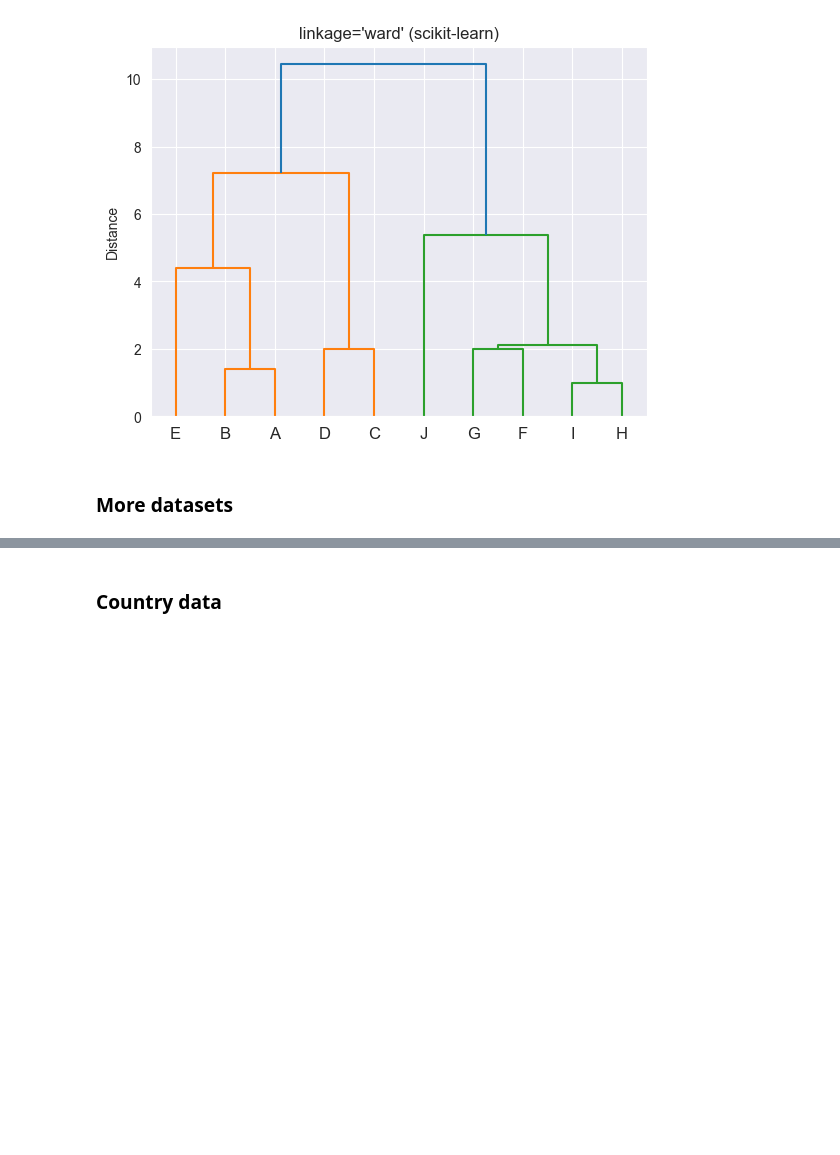
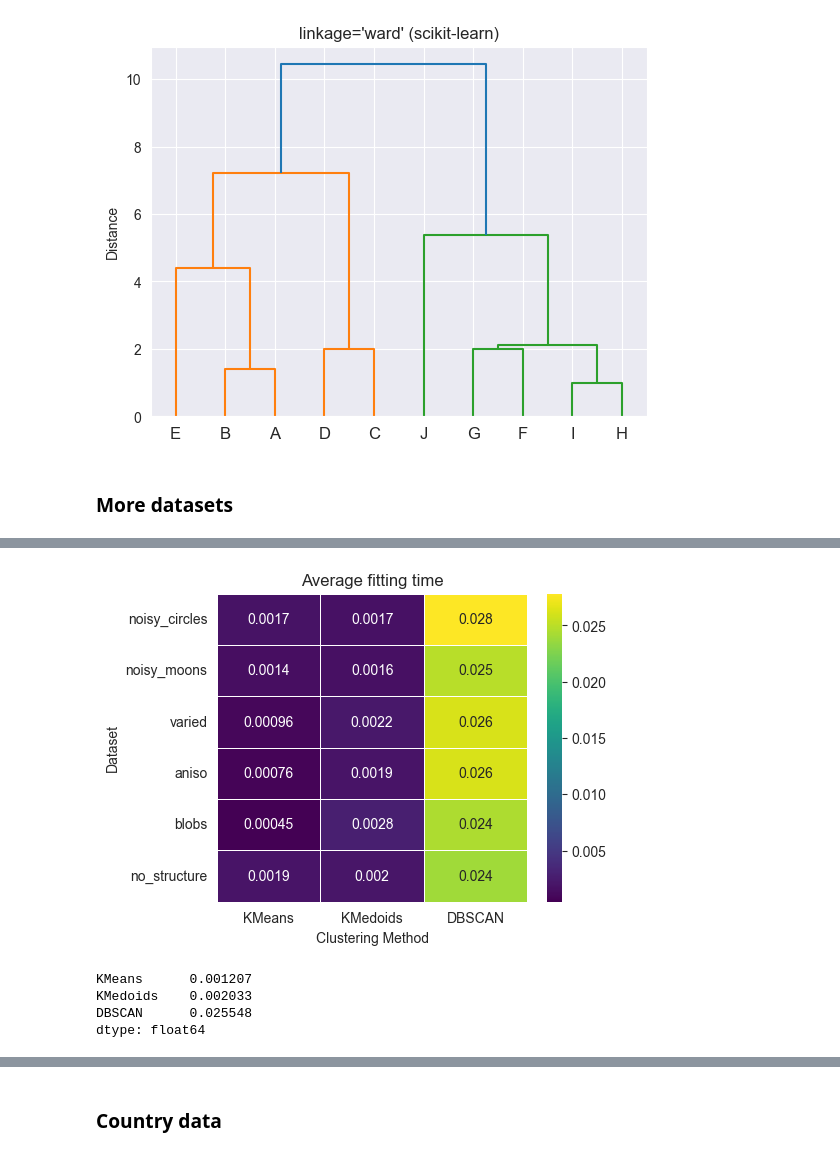
Before and after one commit to Artem259/univ5.2_DM, a Jupyter notebook: lab2/part2/main.ipynb, the cells around one changed output, grey strips where cells are left out. Cells and saved outputs as stored; diff of their text form; code cells hidden in the pictures; blank space fills up the shorter version.

```diff
--- a/lab2/part2/main.ipynb
+++ b/lab2/part2/main.ipynb
@@ -485,0 +446,30 @@ plt.show()
+# %%
+count_df = pd.DataFrame()
+time_df = pd.DataFrame()
+for params in grid:
+    params = params.copy()
+    dataset_str, X = params.pop('dataset')
+    clusterer_str, clusterer = params.pop('clusterer')
+    _, sk_clusterer = params.pop('sk_clusterer')
+
+    start_time = time.perf_counter()
+    clusterer.set_params(**params).fit(X)
+    fit_time = time.perf_counter() - start_time
+
+    if sk_clusterer is not None:
+        sk_clusterer.set_params(**params).fit(X)
+        if clusterer_str == "Aggl.":
+            assert np.allclose(clusterer.distances_, sk_clusterer.distances_)
+        else:
+            assert adjusted_rand_score(clusterer.labels_, sk_clusterer.labels_) == 1.0
+
+    count_val = count_df.get(clusterer_str, {}).get(dataset_str, 0) + 1
+    count_df.at[dataset_str, clusterer_str] = count_val
+    count_df.fillna(0, inplace=True)
+
+    time_val = time_df.get(clusterer_str, {}).get(dataset_str, 0) + fit_time
+    time_df.at[dataset_str, clusterer_str] = time_val
+    time_df.fillna(0, inplace=True)
+mean_time_df = time_df / count_df
+
+print(f"Total time: {time_df.values.sum():.2f}s")
@@ -485,0 +488,23 @@ plt.show()
+# %%
+plt.figure(figsize=(5, 4))
+sns.heatmap(
+    data=mean_time_df,
+    cmap='viridis',
+    linewidths=0.5,
+    annot=True,
+    cbar=True,
+)
+
+plt.title("Average fitting time")
+plt.xlabel("Clustering Method")
+plt.ylabel("Dataset")
+plt.show()
+# %% [output]
+[figure, added]
+# %%
+mean_time_df.mean()
+# %% [output]
+KMeans      0.001207
+KMedoids    0.002033
+DBSCAN      0.025548
+dtype: float64
```
Also changed, not shown: parts of 20 cells of this notebook, 1 other file.
